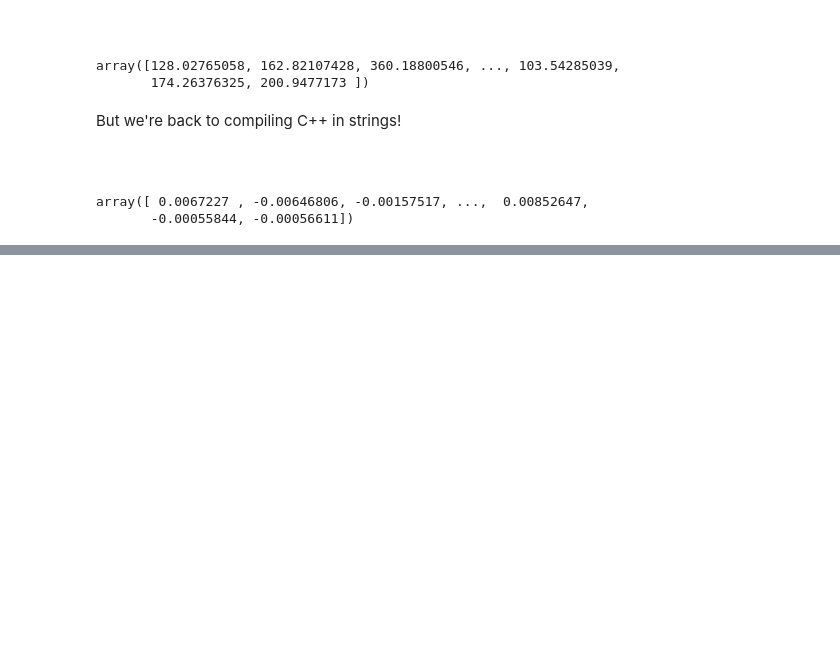
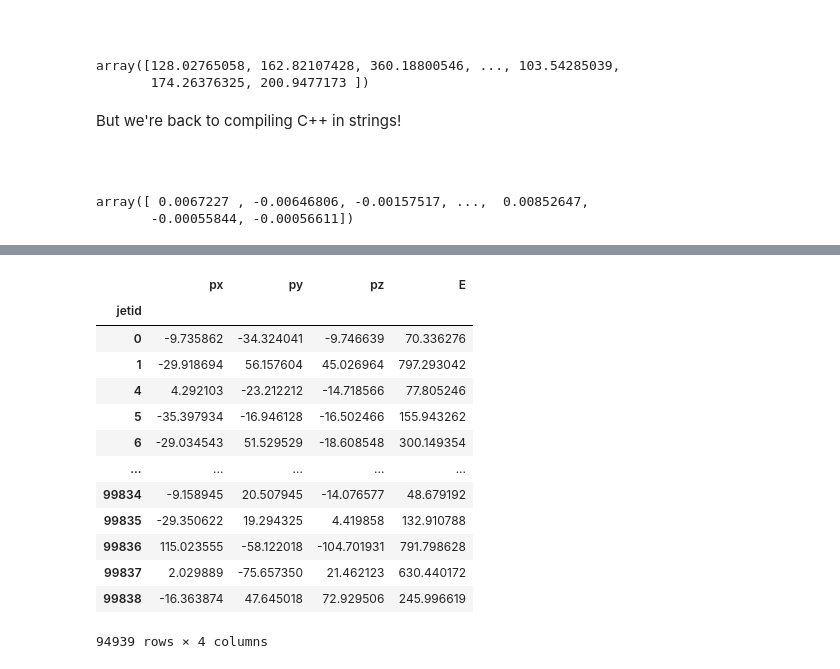
Before and after one commit to jpivarski-talks/2023-11-02-atlas-gpu-python-tutorial, a Jupyter notebook: lecture-slides.ipynb, the cells around one changed output, grey strips where cells are left out. Cells and saved outputs as stored; diff of their text form; code cells hidden in the pictures; blank space fills up the shorter version.

```diff
--- a/lecture-slides.ipynb
+++ b/lecture-slides.ipynb
@@ -313,0 +496,17 @@ Next: CuPy is a more-or-less defactor standard array for GPUs, except that Tenso
+# %%
+df.groupby("jetid").sum().sort_index()
+# %% [output]
+|  | px | py | pz | E |
+| jetid |  |  |  |  |
+| 0 | -9.735862 | -34.324041 | -9.746639 | 70.336276 |
+| 1 | -29.918694 | 56.157604 | 45.026964 | 797.293042 |
+| 4 | 4.292103 | -23.212212 | -14.718566 | 77.805246 |
+| 5 | -35.397934 | -16.946128 | -16.502466 | 155.943262 |
+| 6 | -29.034543 | 51.529529 | -18.608548 | 300.149354 |
+| ... | ... | ... | ... | ... |
+| 99834 | -9.158945 | 20.507945 | -14.076577 | 48.679192 |
+| 99835 | -29.350622 | 19.294325 | 4.419858 | 132.910788 |
+| 99836 | 115.023555 | -58.122018 | -104.701931 | 791.798628 |
+| 99837 | 2.029889 | -75.657350 | 21.462123 | 630.440172 |
+| 99838 | -16.363874 | 47.645018 | 72.929506 | 245.996619 |
+94939 rows × 4 columns
```
Also changed, not shown: parts of 48 cells of this notebook.
